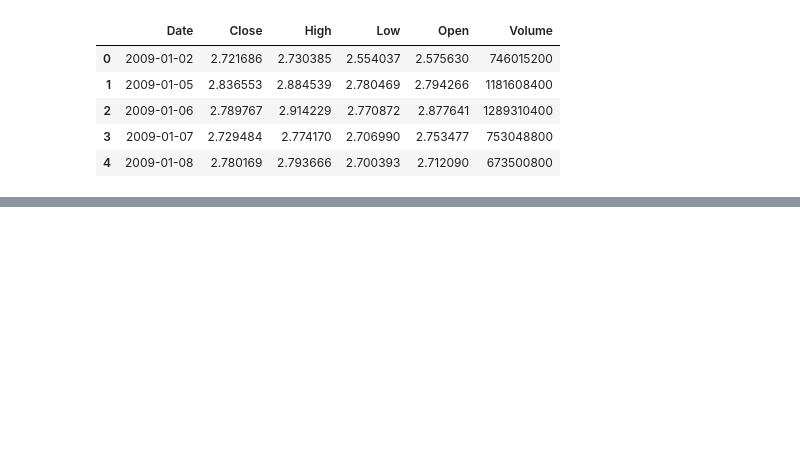
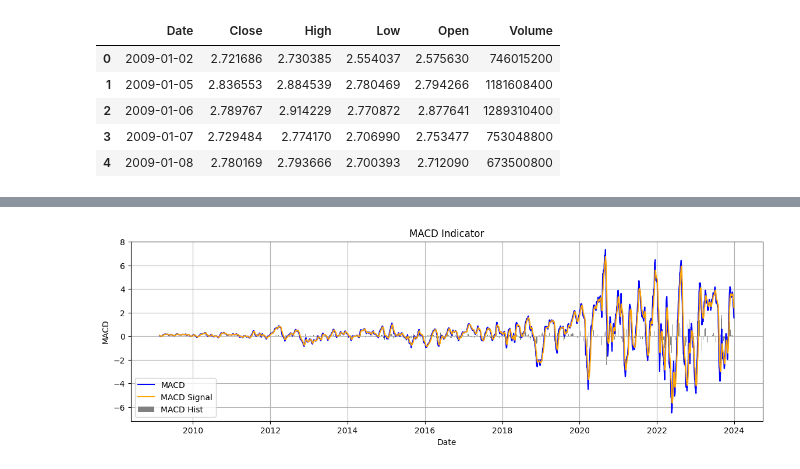
Before and after one commit to yosefmaregn2017-droid/ratings-sentiment-project, a Jupyter notebook: notebooks/Task2_Quantitative_Analysis.ipynb, the cells around one changed output, grey strips where cells are left out. Cells and saved outputs as stored; diff of their text form; code cells hidden in the pictures; blank space fills up the shorter version.

```diff
--- a/notebooks/Task2_Quantitative_Analysis.ipynb
+++ b/notebooks/Task2_Quantitative_Analysis.ipynb
@@ -156,0 +83,13 @@ df_price.tail()
+# %%
+plt.figure(figsize=(14, 4))
+plt.plot(df_price['Date'], df_price['MACD'], label='MACD', color='blue')
+plt.plot(df_price['Date'], df_price['MACD_signal'], label='MACD Signal', color='orange')
+plt.bar(df_price['Date'], df_price['MACD_hist'], label='MACD Hist', color='gray')
+plt.title("MACD Indicator")
+plt.xlabel("Date")
+plt.ylabel("MACD")
+plt.legend()
+plt.grid(True)
+plt.show()
+# %% [output]
+[figure, added]
```
Also changed, not shown: parts of 23 cells of this notebook.
